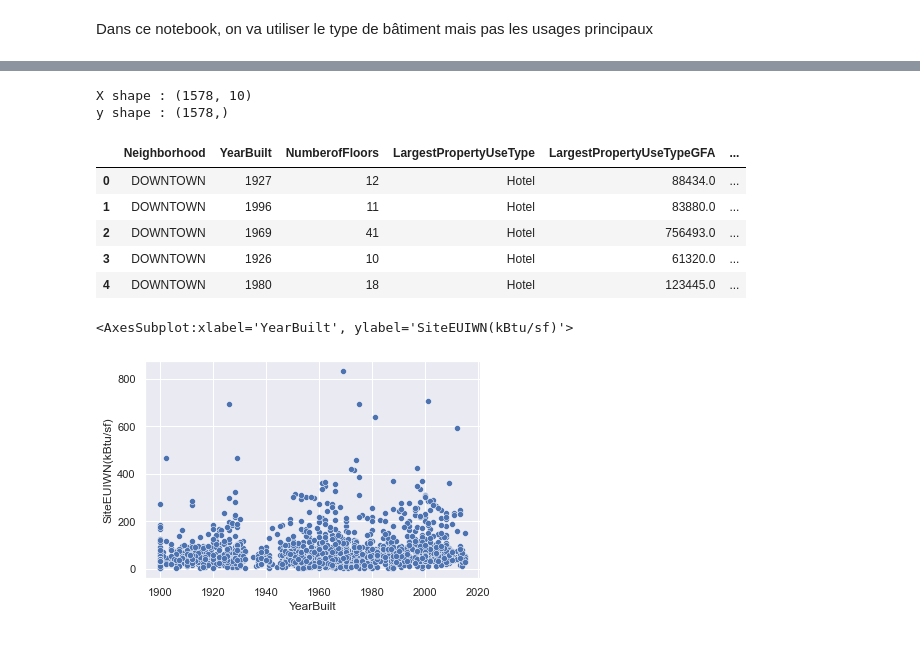
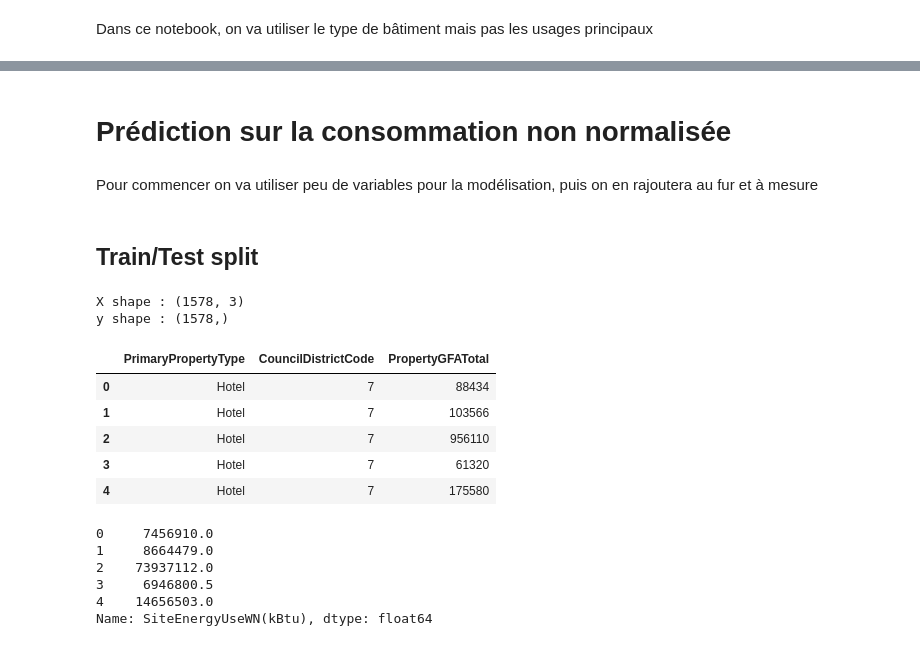
Before and after one commit to gabriel1628/Formation-Data-Scientist-OC, a Jupyter notebook: Projet 4 Anticipez les besoins en consommation de batiments/prediction_consommation_v2.ipynb, the cells around one changed output, grey strips where cells are left out. Saved outputs shown, nothing was run; the diff lists cells and outputs as text; code cells hidden in the pictures.

```diff
--- a/Projet 4 Anticipez les besoins en consommation de batiments/prediction_consommation_v2.ipynb
+++ b/Projet 4 Anticipez les besoins en consommation de batiments/prediction_consommation_v2.ipynb
@@ -28,24 +39,28 @@ df.head()
+# %% [markdown]
+# Prédiction sur la consommation non normalisée
+# %% [markdown]
+Pour commencer on va utiliser peu de variables pour la modélisation, puis on en rajoutera au fur et à mesure
+# %% [markdown]
+## Train/Test split
 # %%
-X = df.drop(columns=['SiteEUIWN(kBtu/sf)',# 'SiteEnergyUseWN(kBtu)',
-                    'SteamUse(kBtu)', 'Electricity(kBtu)', 'NaturalGas(kBtu)',
-                    'TotalGHGEmissions', 'GHGEmissionsIntensity'])
+X = df[['SiteEnergyUseWN(kBtu)', 'PrimaryPropertyType', 'CouncilDistrictCode', 'PropertyGFATotal']]
 y = X.pop('SiteEnergyUseWN(kBtu)')
 print('X shape :', X.shape)
 print('y shape :', y.shape)
+display(X.head())
+display(y.head())
 # %% [output]
-X shape : (1578, 10)
+X shape : (1578, 3)
 y shape : (1578,)
+|  | PrimaryPropertyType | CouncilDistrictCode | PropertyGFATotal |
+| 0 | Hotel | 7 | 88434 |
+| 1 | Hotel | 7 | 103566 |
+| 2 | Hotel | 7 | 956110 |
+| 3 | Hotel | 7 | 61320 |
+| 4 | Hotel | 7 | 175580 |
+0     7456910.0
+1     8664479.0
+2    73937112.0
+3     6946800.5
+4    14656503.0
+Name: SiteEnergyUseWN(kBtu), dtype: float64
-# %%
-X.head()
-# %% [output]
-|  | Neighborhood | YearBuilt | NumberofFloors | LargestPropertyUseType | LargestPropertyUseTypeGFA | ... |
-| 0 | DOWNTOWN | 1927 | 12 | Hotel | 88434.0 | ... |
-| 1 | DOWNTOWN | 1996 | 11 | Hotel | 83880.0 | ... |
-| 2 | DOWNTOWN | 1969 | 41 | Hotel | 756493.0 | ... |
-| 3 | DOWNTOWN | 1926 | 10 | Hotel | 61320.0 | ... |
-| 4 | DOWNTOWN | 1980 | 18 | Hotel | 123445.0 | ... |
-# %%
-sns.scatterplot(x=df['YearBuilt'], y=df['SiteEUIWN(kBtu/sf)'])
-# %% [output]
-<AxesSubplot:xlabel='YearBuilt', ylabel='SiteEUIWN(kBtu/sf)'>
-[figure, removed]
```
Also changed, not shown: parts of 23 cells of this notebook.
